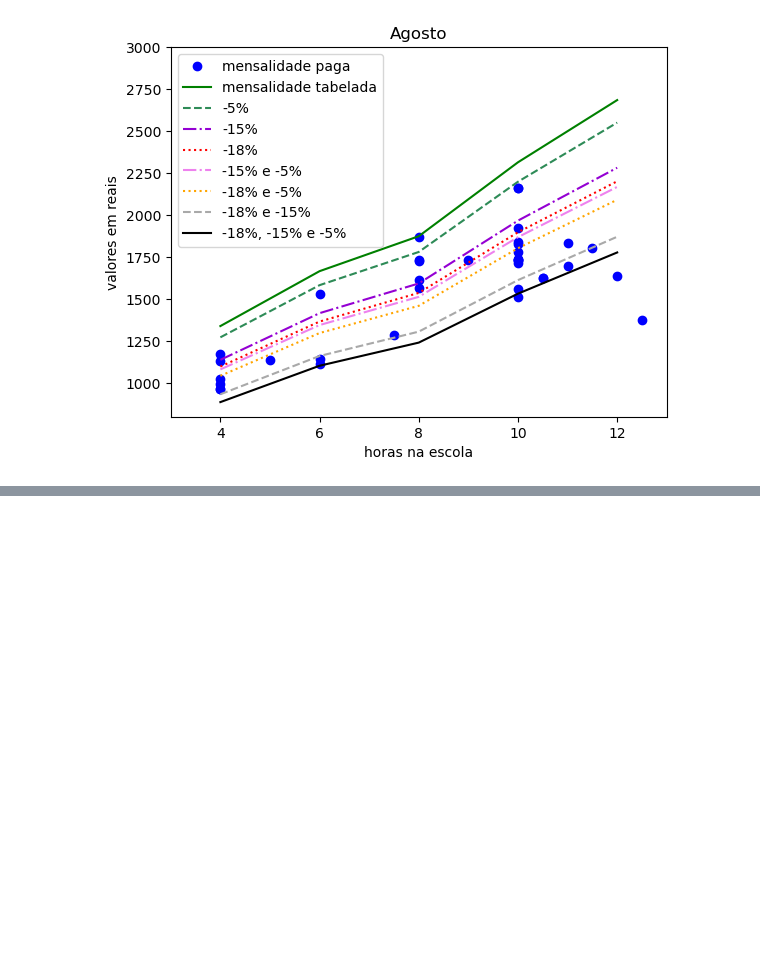
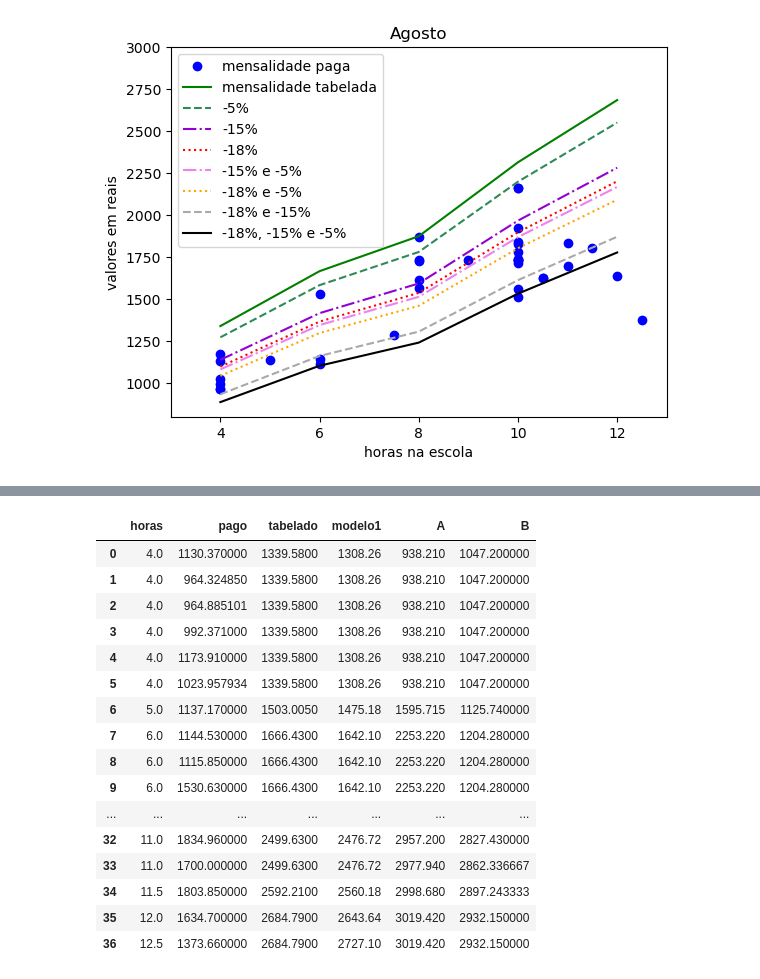
Before and after one commit to mp-resuldados/calculo-de-mensalidades, a Jupyter notebook: notebooks/calculos.ipynb, the cells around one changed output, grey strips where cells are left out. Drawn from its saved outputs; the diff is of its cells as text; code cells hidden in the pictures; blank space fills up the shorter version.

```diff
--- a/notebooks/calculos.ipynb
+++ b/notebooks/calculos.ipynb
@@ -166,0 +262,3 @@ fig.savefig('../imagens/mensalidades_2023_descontos.png')
+# %%
+mens_ago['modelo1'] = v_modelo1(mens_ago['horas'])
+mens_ago
@@ -166,0 +373,4 @@ fig.savefig('../imagens/mensalidades_2023_descontos.png')
+# %%
+mens_ago2  = mens_ago.merge(concorrencia, left_on='horas', right_on='horas', how='left')
+# %%
+mens_ago2.set_index('horas')
@@ -166,0 +396,22 @@ fig.savefig('../imagens/mensalidades_2023_descontos.png')
+# %%
+# interpo['A'].mean()lação linear para prever valores não estipulados na tabela da concorrência
+mens_ago3 = mens_ago2.interpolate(method='index')
+mens_ago3
+# %% [output]
+|  | horas | pago | tabelado | modelo1 | A | B |
+| 0 | 4.0 | 1130.370000 | 1339.5800 | 1308.26 | 938.210 | 1047.200000 |
+| 1 | 4.0 | 964.324850 | 1339.5800 | 1308.26 | 938.210 | 1047.200000 |
+| 2 | 4.0 | 964.885101 | 1339.5800 | 1308.26 | 938.210 | 1047.200000 |
+| 3 | 4.0 | 992.371000 | 1339.5800 | 1308.26 | 938.210 | 1047.200000 |
+| 4 | 4.0 | 1173.910000 | 1339.5800 | 1308.26 | 938.210 | 1047.200000 |
+| 5 | 4.0 | 1023.957934 | 1339.5800 | 1308.26 | 938.210 | 1047.200000 |
+| 6 | 5.0 | 1137.170000 | 1503.0050 | 1475.18 | 1595.715 | 1125.740000 |
+| 7 | 6.0 | 1144.530000 | 1666.4300 | 1642.10 | 2253.220 | 1204.280000 |
+| 8 | 6.0 | 1115.850000 | 1666.4300 | 1642.10 | 2253.220 | 1204.280000 |
+| 9 | 6.0 | 1530.630000 | 1666.4300 | 1642.10 | 2253.220 | 1204.280000 |
+| ... | ... | ... | ... | ... | ... | ... |
+| 32 | 11.0 | 1834.960000 | 2499.6300 | 2476.72 | 2957.200 | 2827.430000 |
+| 33 | 11.0 | 1700.000000 | 2499.6300 | 2476.72 | 2977.940 | 2862.336667 |
+| 34 | 11.5 | 1803.850000 | 2592.2100 | 2560.18 | 2998.680 | 2897.243333 |
+| 35 | 12.0 | 1634.700000 | 2684.7900 | 2643.64 | 3019.420 | 2932.150000 |
+| 36 | 12.5 | 1373.660000 | 2684.7900 | 2727.10 | 3019.420 | 2932.150000 |
```
Also changed, not shown: parts of 45 cells of this notebook, 3 other files.
